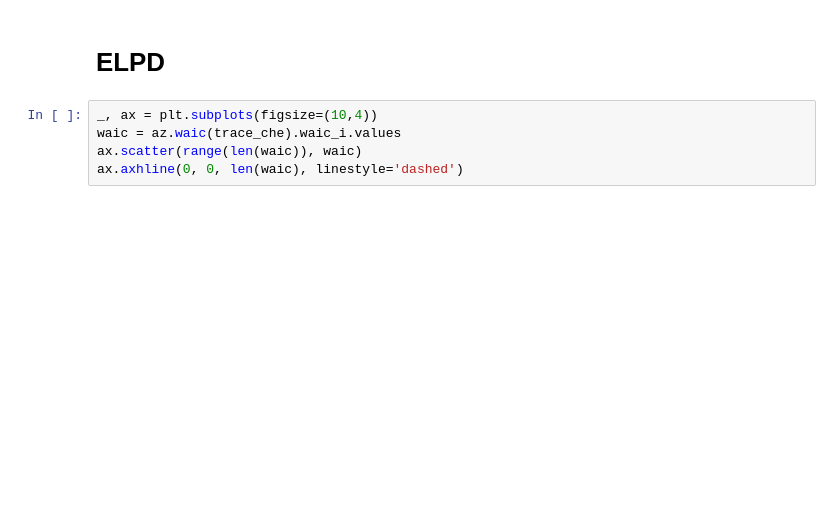
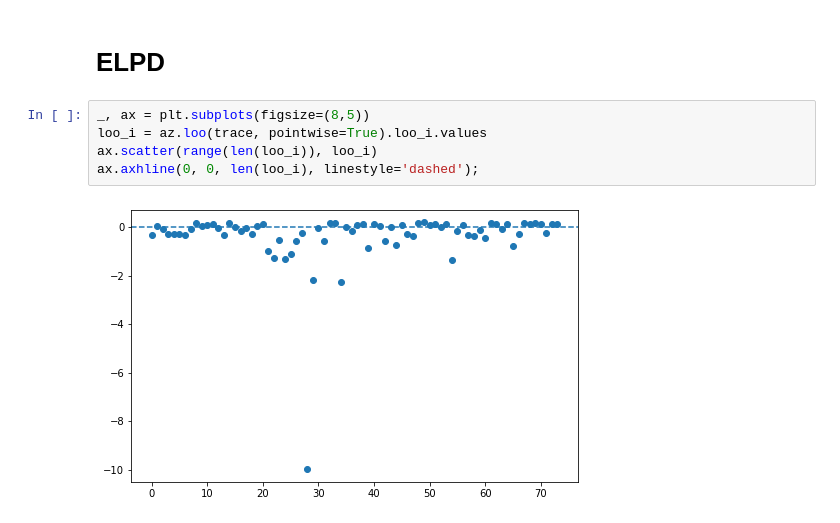
Before and after one commit to BIOS-IMASL/Hierarchical-Bayes-NMR-Validation, a Jupyter notebook: example.ipynb, the cells around one changed output. Drawn from its saved outputs; the diff is of its cells as text; blank space fills up the shorter version.

```diff
--- a/example.ipynb
+++ b/example.ipynb
@@ -63,7 +53,9 @@ az.plot_khat(loo_d3z, hlines_kwargs={"alpha":0})
 # %% [markdown]
 # ELPD
 # %%
-_, ax = plt.subplots(figsize=(10,4))
-waic = az.waic(trace_che).waic_i.values
-ax.scatter(range(len(waic)), waic)
-ax.axhline(0, 0, len(waic), linestyle='dashed')
+_, ax = plt.subplots(figsize=(8,5))
+loo_i = az.loo(trace, pointwise=True).loo_i.values
+ax.scatter(range(len(loo_i)), loo_i)
+ax.axhline(0, 0, len(loo_i), linestyle='dashed');
+# %% [output]
+[figure, added]
```
Also changed, not shown: parts of 11 cells of this notebook, 6 other files.
